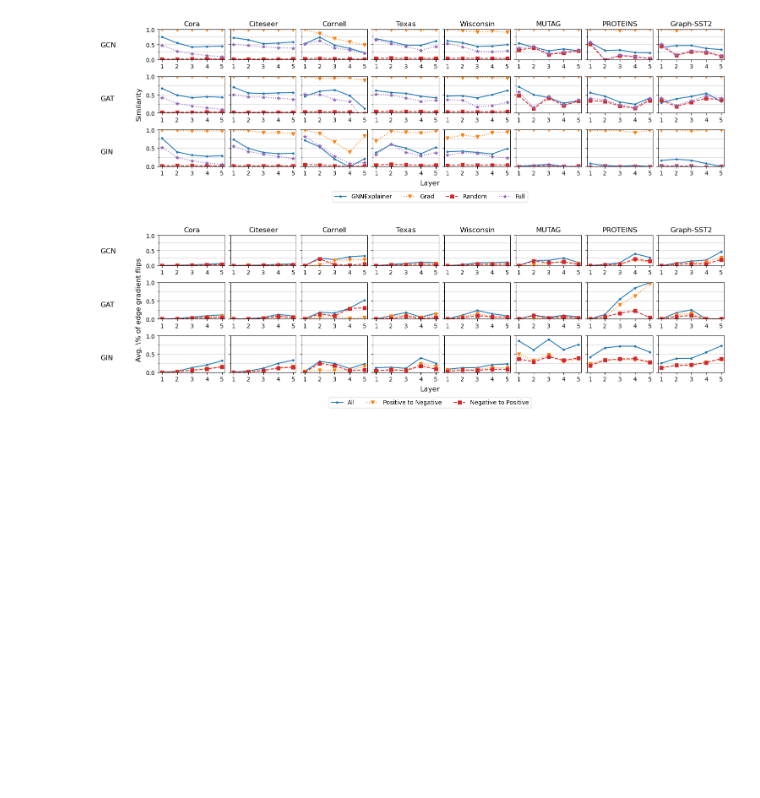
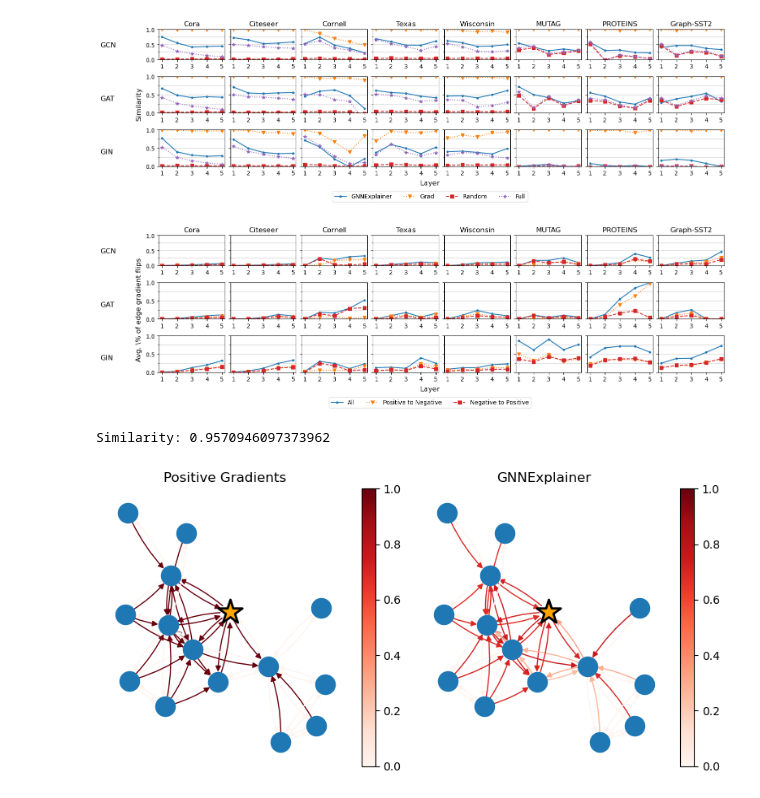
Before and after one commit to he-jesse/explaining-gnn-explanations, a Jupyter notebook: nbks/real_data_plots.ipynb, the cells around one changed output. Cells and saved outputs as stored; diff of their text form; code cells hidden in the pictures; blank space fills up the shorter version.

```diff
--- a/nbks/real_data_plots.ipynb
+++ b/nbks/real_data_plots.ipynb
@@ -256,0 +284,57 @@ plt.show()
+# %%
+idx = 0
+print(f'Similarity: {float(cosine_similarity(gi_pos[idx].flatten(), gnn_expls[idx].flatten(), 0))}')
+node_index = node_indices[idx]
+neighbors, _, _, hard_edge_mask = k_hop_subgraph(node_index, layer, data.edge_index)
+edge_index = data.edge_index[:, hard_edge_mask].cpu()
+edge_list = []
+G = nx.DiGraph()
+for j in range(edge_index.shape[1]):
+    G.add_edge(int(edge_index[0,j]), int(edge_index[1,j]))
+    edge_list.append((int(edge_index[0,j]), int(edge_index[1,j])))
+
+gi_pos_mask_dict = {edge_list[j] : float(gi_pos[idx,hard_edge_mask][j])
+                for j in range(G.number_of_edges())}
+gnn_mask_dict = {edge_list[j] : float(gnn_expls[idx,hard_edge_mask][j])
+                for j in range(G.number_of_edges())}
+nx.set_edge_attributes(G, gi_pos_mask_dict, 'Positive Gradients')
+nx.set_edge_attributes(G, gnn_mask_dict, 'GNNExplainer')
+
+pos = nx.kamada_kawai_layout(G)
+fig, ax = plt.subplots(1, 2, figsize=(8,4))
+node_list = list(G.nodes)
+node_list.remove(int(node_index))
+
+for i in range(2):
+    nx.draw_networkx_nodes(G, pos, ax=ax[i],
+                       nodelist = node_list)
+    nx.draw_networkx_nodes(G, pos, ax=ax[i],
+                           node_shape='*',
+                           node_color = 'orange',
+                           node_size=500, linewidths = 2., edgecolors='black',
+                           nodelist = [int(node_index)])
+gi_pos_edges = nx.draw_networkx_edges(G, pos=pos, ax = ax[0],
+                       connectionstyle='arc3, rad = 0.1',
+              edge_color = [G[u][v]['Positive Gradients'] for u,v in G.edges],
+              edge_cmap = colormaps['Reds'], edge_vmin = 0, edge_vmax = 1)
+gnn_edges = nx.draw_networkx_edges(G, pos=pos, ax = ax[1],
+                       connectionstyle='arc3, rad = 0.1',
+              edge_color = [G[u][v]['GNNExplainer'] for u,v in G.edges],
+              edge_cmap = colormaps['Reds'], edge_vmin = 0, edge_vmax = 1)
+fig.colorbar(
+    cm.ScalarMappable(colors.Normalize(vmin = 0, vmax = 1),
+                             cmap=colormaps['Reds']),
+    ax=ax[0])
+fig.colorbar(
+    cm.ScalarMappable(colors.Normalize(vmin = 0, vmax = 1),
+                             cmap=colormaps['Reds']),
+    ax=ax[1])
+ax[0].set_axis_off()
+ax[1].set_axis_off()
+ax[0].title.set_text('Positive Gradients')
+ax[1].title.set_text('GNNExplainer')
+fig.tight_layout()
+plt.savefig(f'../images/{dataset}_qualitative.svg')
+# %% [output]
+Similarity: 0.9570946097373962
+[figure, added]
```
Also changed, not shown: parts of 4 cells of this notebook, 12 other files.
